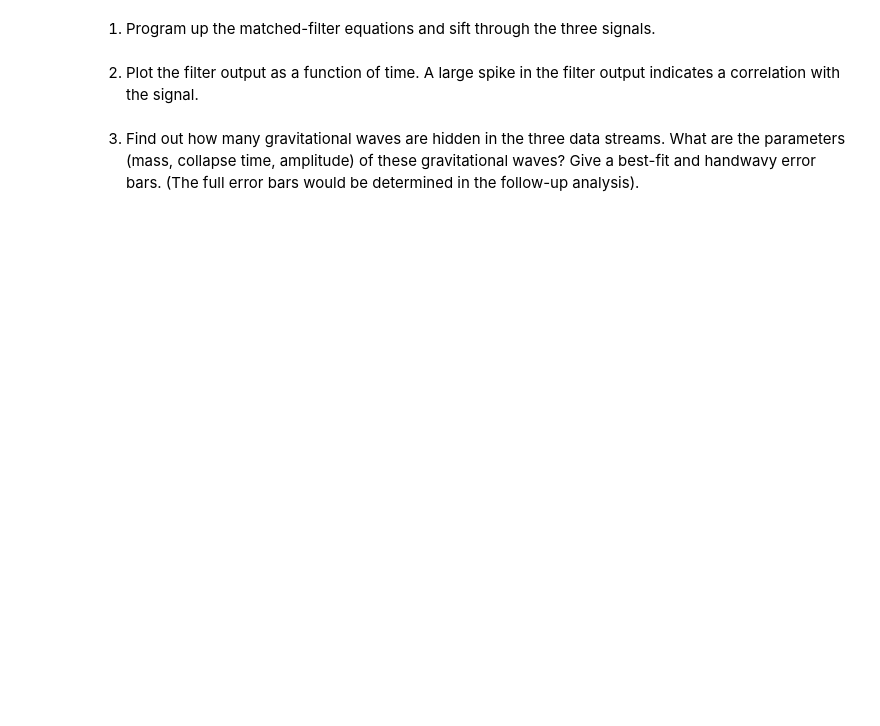
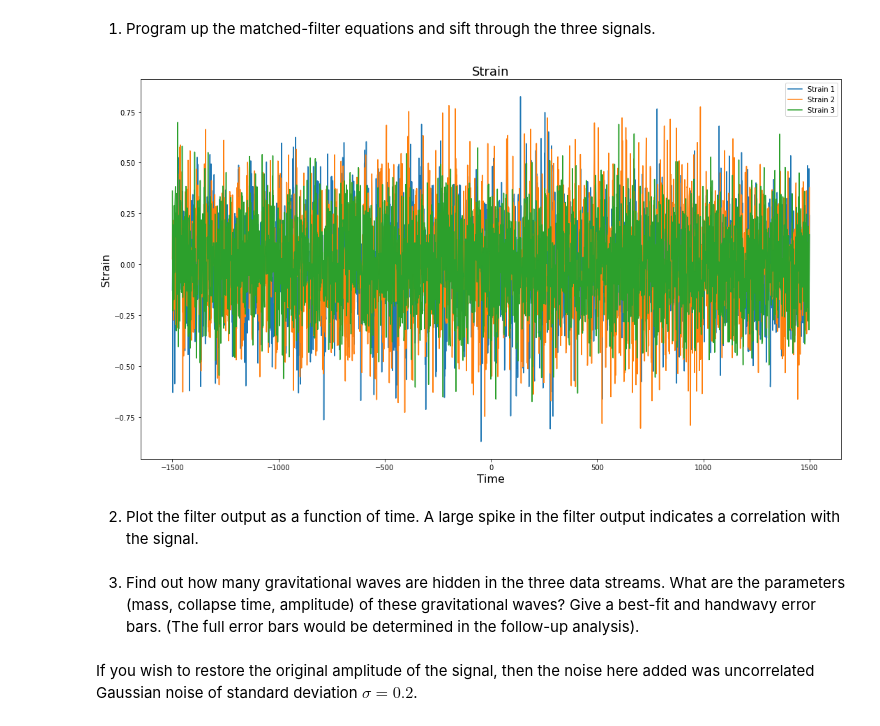
Before and after one commit to AukeB/MAS-2020, a Jupyter notebook: GravitationalWaves/GravitationalWaves.ipynb, the cells around one changed output. Drawn from its saved outputs; the diff is of its cells as text; code cells hidden in the pictures; blank space fills up the shorter version.

```diff
--- a/GravitationalWaves/GravitationalWaves.ipynb
+++ b/GravitationalWaves/GravitationalWaves.ipynb
@@ -156,7 +162,36 @@ Scale parameters: $A$, $\eta$, $D$
+# %%
+# Read in data.
+filepath = 'data/AllWithNoise.dat'
+data = np.loadtxt(filepath,delimiter=' ')
+
+# data[0] The time τ, but the initial has been subtracted.
+# data[1] The strain h(τ).
+# data[2] The strain h(τ).
+# data[3] The strain h(τ).
+
+time = data[:,0]
+h1 = data[:,1]
+h2 = data[:,2]
+h3 = data[:,3]
+# %%
+# Make some plots to see how it looks.
+plt.figure(figsize=(18,10))
+plt.title('Strain',fontsize=18)
+plt.plot(time,h1,label=f'Strain 1')
+plt.plot(time,h2,label=f'Strain 2') # Looks similar.
+plt.plot(time,h3,label=f'Strain 3') # Looks similar.
+plt.xlabel('Time',fontsize=16)
+plt.ylabel('Strain',fontsize=16)
+plt.legend()
+plt.show()
+plt.close()
+# %% [output]
+[figure, added]
 # %% [markdown]
-2) Plot the filter output as a function of time. A large spike in the filter output indicates a correlation
-with the signal.
+2) Plot the filter output as a function of time. A large spike in the filter output indicates a correlation with the signal.
 # %% [markdown]
 3) Find out how many gravitational waves are hidden in the three data streams. What are the parameters
 (mass, collapse time, amplitude) of these gravitational waves? Give a best-fit and handwavy error
 bars. (The full error bars would be determined in the follow-up analysis).
+# %% [markdown]
+If you wish to restore the original amplitude of the signal, then the noise here added was uncorrelated Gaussian noise of standard deviation $\sigma = 0.2$.
```
Also changed, not shown: parts of 2 cells of this notebook.
